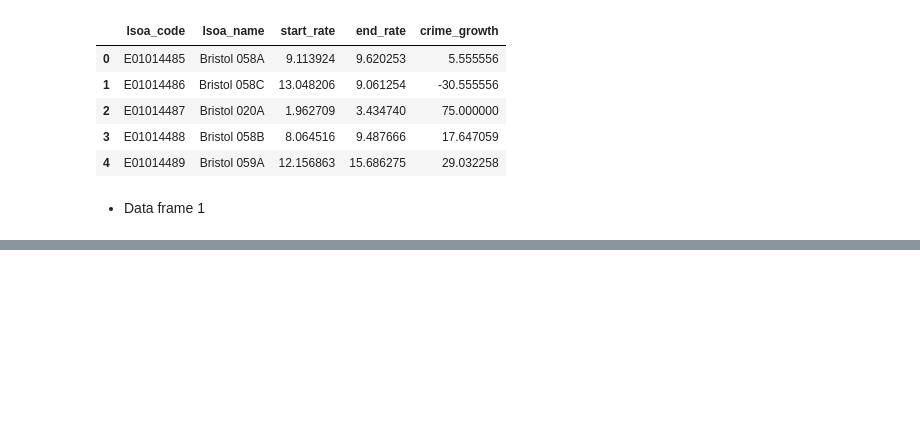
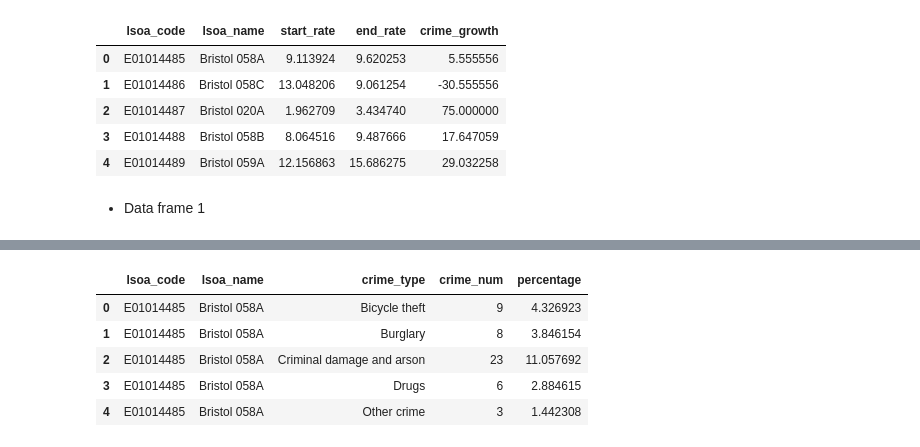
Before and after one commit to raven-172/-Analytics--Criminal-status-in-UK, a Jupyter notebook: 2.ipynb, the cells around one changed output, grey strips where cells are left out. Saved outputs shown, nothing was run; the diff lists cells and outputs as text; code cells hidden in the pictures; blank space fills up the shorter version.

```diff
--- a/2.ipynb
+++ b/2.ipynb
@@ -347,0 +376,3 @@ df1.head()
+# %%
+b_df3 = df.groupby(['lsoa_code', 'lsoa_name', 'crime_type'])['crime_count'].sum().reset_index(name='crime_num')
+b_df3.head()
@@ -347,0 +386,10 @@ df1.head()
+# %%
+b_df3['percentage'] = 100 * b_df3['crime_num'] / b_df3.groupby(['lsoa_code','lsoa_name'])['crime_num'].transform('sum')
+b_df3.head()
+# %% [output]
+|  | lsoa_code | lsoa_name | crime_type | crime_num | percentage |
+| 0 | E01014485 | Bristol 058A | Bicycle theft | 9 | 4.326923 |
+| 1 | E01014485 | Bristol 058A | Burglary | 8 | 3.846154 |
+| 2 | E01014485 | Bristol 058A | Criminal damage and arson | 23 | 11.057692 |
+| 3 | E01014485 | Bristol 058A | Drugs | 6 | 2.884615 |
+| 4 | E01014485 | Bristol 058A | Other crime | 3 | 1.442308 |
```
Also changed, not shown: parts of 15 cells of this notebook, 8 other files.
